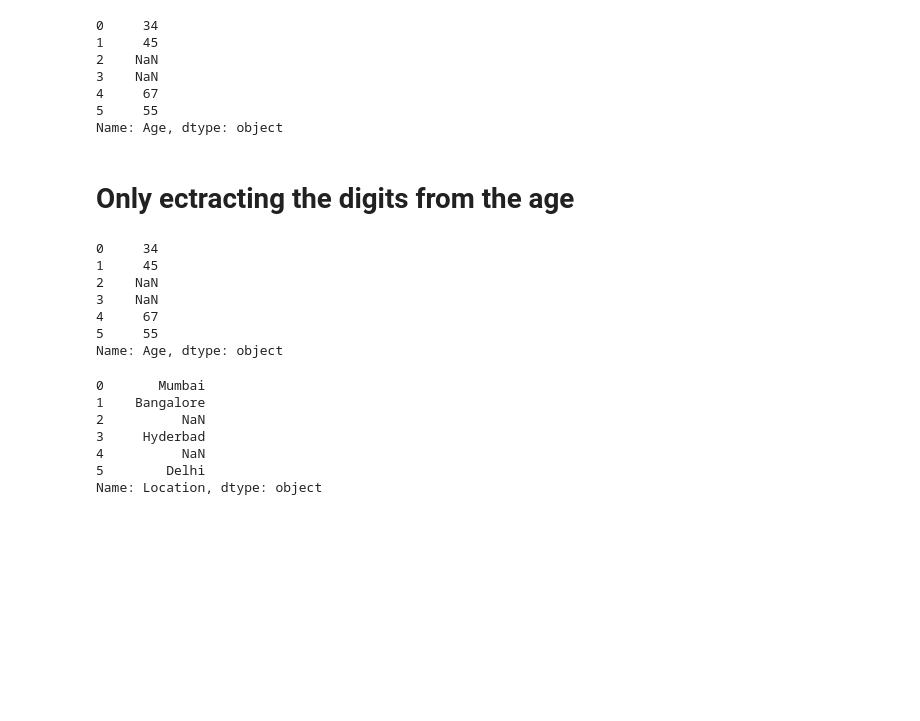
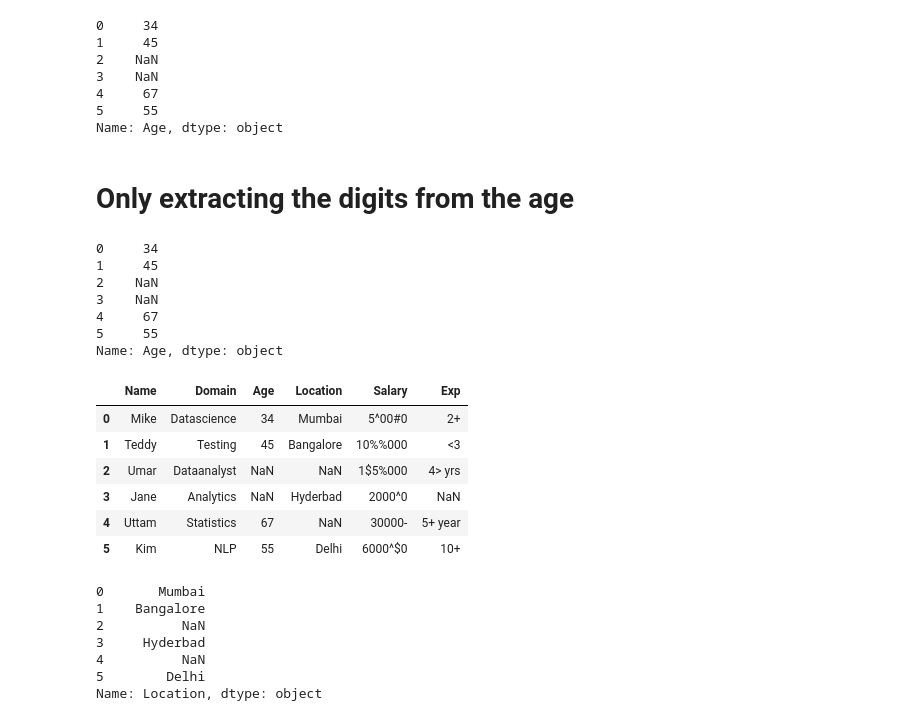
Before and after one commit to Umarimam27/6-months-bootcamp-_agenticai-genai-ai-fsds-ml-with-Python, a Jupyter notebook: Session30(28th Aug).ipynb, the cells around one changed output. Cells and saved outputs as stored; diff of their text form; code cells hidden in the pictures; blank space fills up the shorter version.

```diff
--- a/Session30(28th Aug).ipynb
+++ b/Session30(28th Aug).ipynb
@@ -147,9 +160,9 @@ emp["Age"]
 5     55
 Name: Age, dtype: object
 # %%
-emp["Age"]=emp["Age"].str.extract('(\d+)')
+emp["Age"]=emp["Age"].str.extract(r'(\d+)')
 # %% [markdown]
-# Only ectracting the digits from the age
+# Only extracting the digits from the age
 # %%
 emp["Age"]
 # %% [output]
@@ -160,6 +173,16 @@ emp["Age"]
 4     67
 5     55
 Name: Age, dtype: object
+# %%
+emp
+# %% [output]
+|  | Name | Domain | Age | Location | Salary | Exp |
+| 0 | Mike | Datascience | 34 | Mumbai | 5^00#0 | 2+ |
+| 1 | Teddy | Testing | 45 | Bangalore | 10%%000 | <3 |
+| 2 | Umar | Dataanalyst | NaN | NaN | 1$5%000 | 4> yrs |
+| 3 | Jane | Analytics | NaN | Hyderbad | 2000^0 | NaN |
+| 4 | Uttam | Statistics | 67 | NaN | 30000- | 5+ year |
+| 5 | Kim | NLP | 55 | Delhi | 6000^$0 | 10+ |
 # %%
 emp["Location"]=emp["Location"].str.replace(r'\W','',regex=True)
 # %%
```
Also changed, not shown: parts of 10 cells of this notebook.
